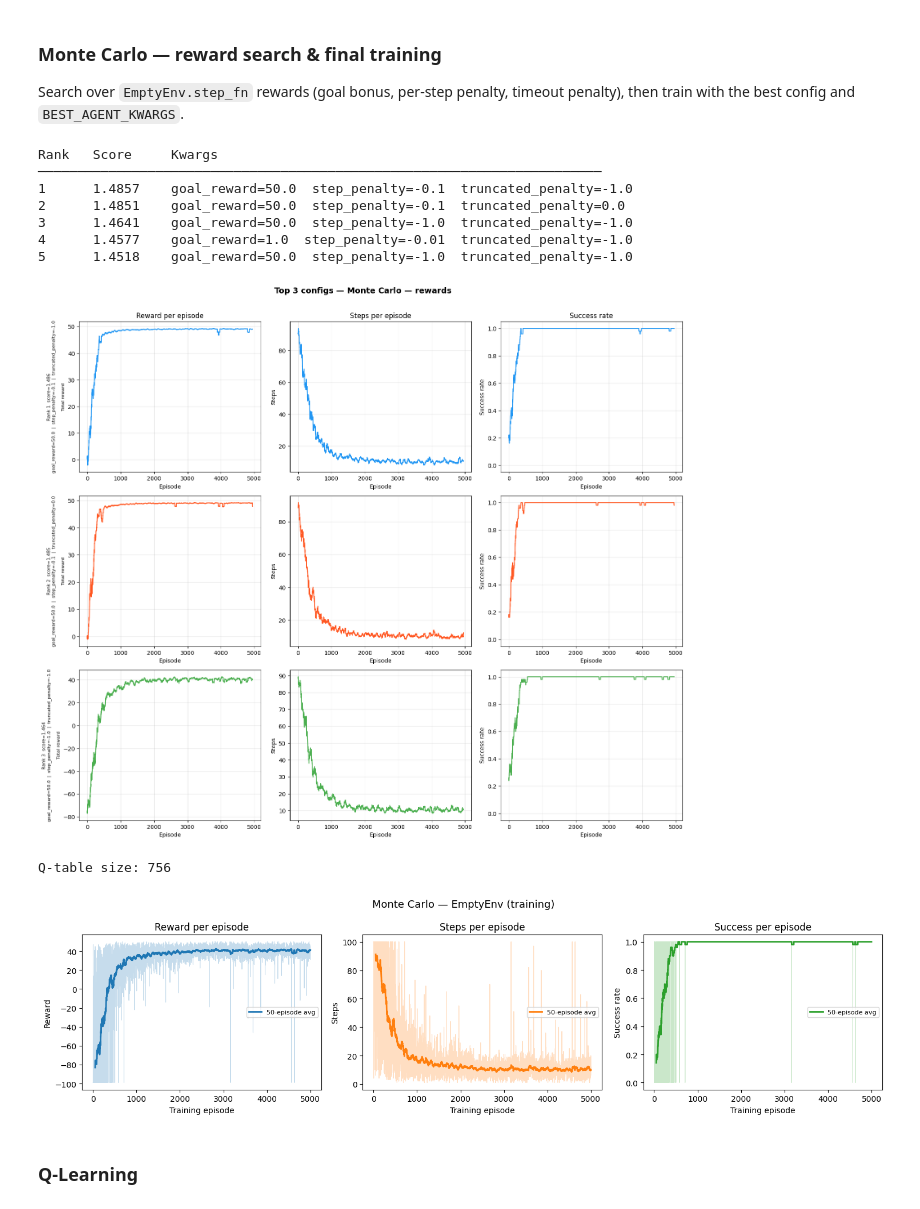
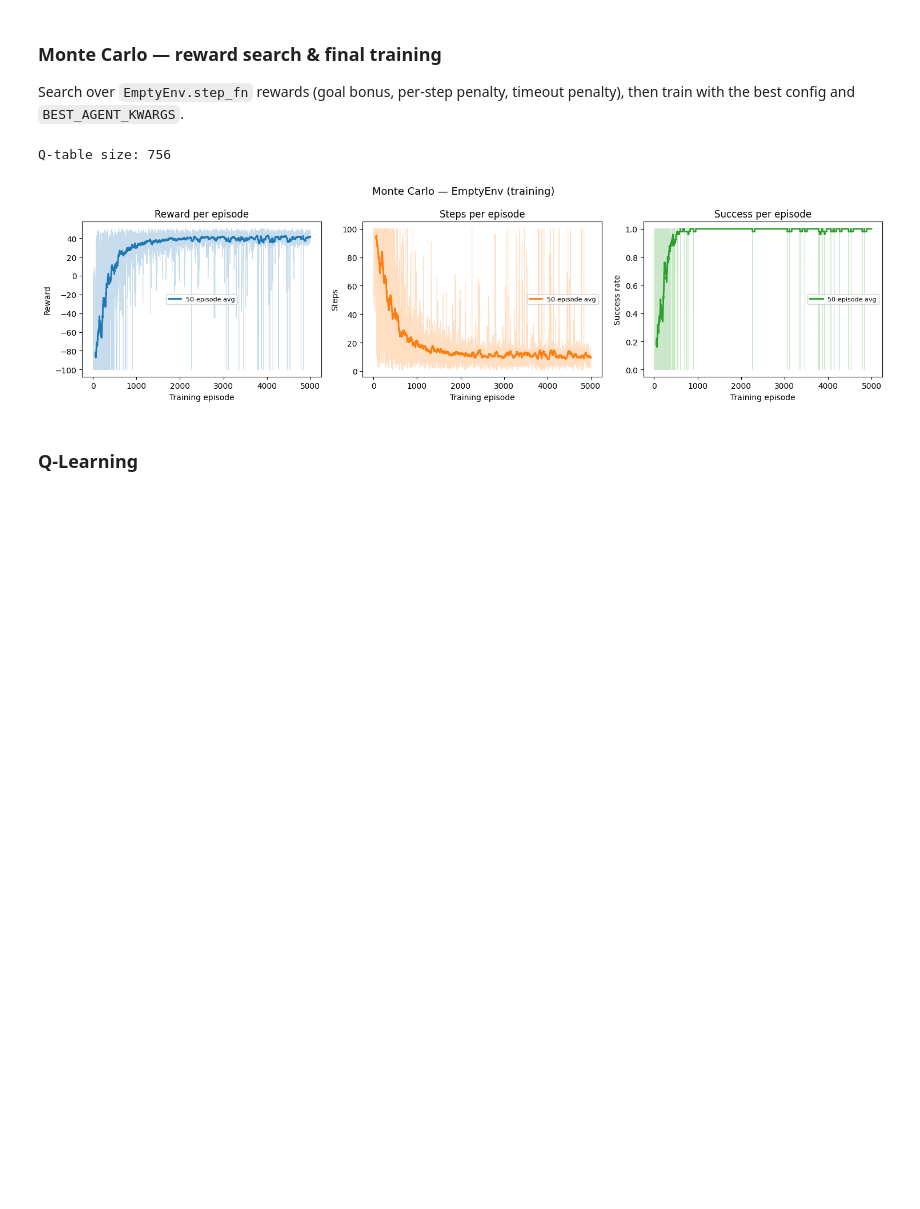
Before and after one commit to BlobDylan/RLEX2, a Jupyter notebook: HW2_2026B_KeyDoorLava.ipynb, the cells around one changed output. Saved outputs shown, nothing was run; the diff lists cells and outputs as text; code cells hidden in the pictures; blank space fills up the shorter version.

```diff
--- a/HW2_2026B_KeyDoorLava.ipynb
+++ b/HW2_2026B_KeyDoorLava.ipynb
@@ -204,7 +204,6 @@ class EmptyEnv(BaseMiniGridEnv):
         height: int = 10,
         max_steps: int = 256,
         render_mode: str = "rgb_array",
-        step_fn: Optional[Callable[[int, int, int, dict], float]] = None,
         **kwargs,
     ):
         mission_space = MissionSpace(mission_func=self._gen_mission)
@@ -220,7 +219,6 @@ class EmptyEnv(BaseMiniGridEnv):
         )
         self.action_space = spaces.Discrete(7)
         self.goal_pos = (width - 2, height - 2)
-        self.step_fn = step_fn
 
     @staticmethod
     def _gen_mission():
@@ -251,11 +249,7 @@ class EmptyEnv(BaseMiniGridEnv):
 
     def step(self, action):
         obs, _, terminated, truncated, info = super().step(action)
-        if self.step_fn:
-            reward = self.step_fn(obs, terminated,truncated, info)
-        else:
-            # sparse reward: +1 only on reaching the goal
-            reward = 50. if terminated else -1.  # you may scale this value
+        reward = 50. if terminated else -0.1  # you may scale this value
 
         return obs, reward, terminated, truncated, info
 # %%
@@ -1268,60 +1182,23 @@ Rank   Score     Kwargs
 
 Search over `EmptyEnv.step_fn` rewards (goal bonus, per-step penalty, timeout penalty), then train with the best config and `BEST_AGENT_KWARGS`.
 # %%
-
-# ── Paste your chosen values here after running the searches ─────────────────
 BEST_AGENT_KWARGS = dict(
     gamma         = 0.9,
     epsilon       = 1.0,
     epsilon_min   = 0.05,
     epsilon_decay = 0.999,
 )
 
-# Reward shaping search (uses EmptyEnv.step_fn via make_step_fn)
-REWARD_PARAM_GRID = {
-    "goal_reward":       [1.0, 10.0, 50.0, 100.0],
-    "step_penalty":      [-0.01, -0.1, -1.0],
-    "truncated_penalty": [0.0, -1.0, -10.0],
-}
-
-reward_search_results = reward_search(
-    agent_cls        = MonteCarlo,
-    agent_kwargs     = BEST_AGENT_KWARGS,
-    reward_grid      = REWARD_PARAM_GRID,
-    n_trials         = 24,
-    train_episodes   = TRAIN_EPISODES,
-    max_steps        = MAX_STEPS,
-)
-
-print_search_summary(reward_search_results, top_k=5)
-plot_top_k(reward_search_results, agent_name="Monte Carlo — rewards", k=3)
-
-# Paste the best row from the table, or uncomment:
-# BEST_REWARD_KWARGS = reward_search_results[0].kwargs
-BEST_REWARD_KWARGS = dict(
-    goal_reward       = 50.0,
-    step_penalty      = -1.0,
-    truncated_penalty = 0.0,
-)
-
-mc_env   = EmptyEnv(max_steps=MAX_STEPS, step_fn=make_step_fn(**BEST_REWARD_KWARGS))
+mc_env   = EmptyEnv(max_steps=MAX_STEPS)
 mc_agent = MonteCarlo(mc_env, **BEST_AGENT_KWARGS)
 mc_agent.train(episodes=TRAIN_EPISODES, max_steps=MAX_STEPS)
 emptyenv_agents["Monte Carlo"] = mc_agent
 
 print(f"Q-table size: {mc_agent.q_table_size()}")
 plot_training_curves(mc_agent, "Monte Carlo")
 # %% [output]
-Rank   Score     Kwargs
-────────────────────────────────────────────────────────────────────────
-1      1.4857    goal_reward=50.0  step_penalty=-0.1  truncated_penalty=-1.0
-2      1.4851    goal_reward=50.0  step_penalty=-0.1  truncated_penalty=0.0
-3      1.4641    goal_reward=50.0  step_penalty=-1.0  truncated_penalty=-1.0
-4      1.4577    goal_reward=1.0  step_penalty=-0.01  truncated_penalty=-1.0
-5      1.4518    goal_reward=50.0  step_penalty=-1.0  truncated_penalty=-1.0
+Q-table size: 756
-[figure, old version]
+[figure, new version]
-Q-table size: 756
-[figure, removed]
 # %% [markdown]
 ### Q-Learning
 # %%
```
Also changed, not shown: parts of 5 cells of this notebook, 4 other files.
